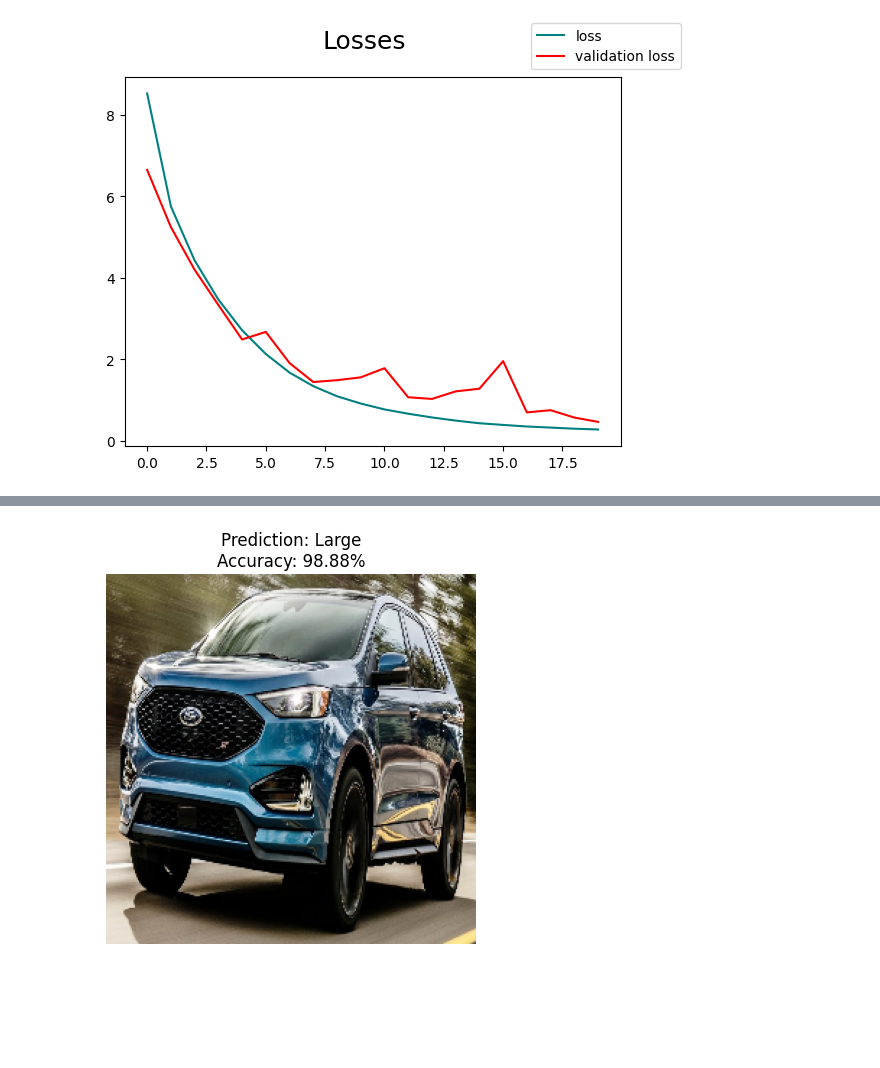
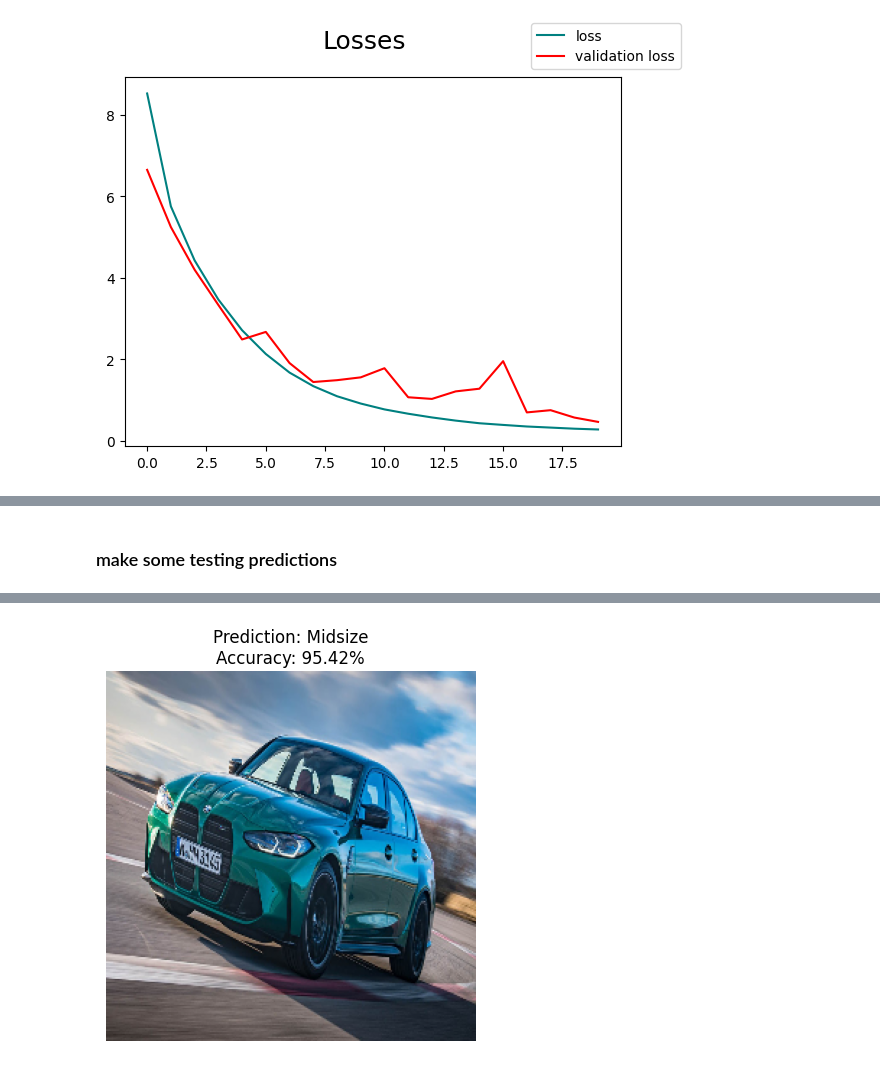
Before and after one commit to MrChriwo/car-body-prediction, a Jupyter notebook: services/model/model.ipynb, the cells around one changed output, grey strips where cells are left out. Saved outputs shown, nothing was run; the diff lists cells and outputs as text; code cells hidden in the pictures; blank space fills up the shorter version.

```diff
--- a/services/model/model.ipynb
+++ b/services/model/model.ipynb
@@ -330,33 +257,25 @@ Total params: 4,712,102
 Trainable params: 4,667,519
 Non-trainable params: 44,583
 __________________________________________________________________________________________________
+# %% [markdown]
+### make some testing predictions
 # %%
-import cv2
-import matplotlib.pyplot as plt
-import numpy as np
+image_path = './fahrbericht-bmw-m3-m4-2.jpg'
+image = cv2.imread(image_path)
+image = cv2.cvtColor(image, cv2.COLOR_BGR2RGB)
+image = cv2.resize(image, (256, 256))
+image = image / 255.0
 
-# Load and preprocess the image
-image_path = './Ford-Edge-ST-02.jpg'
-image = cv2.imread(image_path)
-image = cv2.cvtColor(image, cv2.COLOR_BGR2RGB)  # Convert BGR to RGB
-image = cv2.resize(image, (256, 256))  # Resize the image to match the model's input shape
-image = image / 255.0  # Normalize the pixel values
-
-# Reshape the image to match the input shape expected by the model
 image = np.expand_dims(image, axis=0)
 
-# Perform prediction
 predictions = model.predict(image)
 predicted_class_index = np.argmax(predictions, axis=1)
 
-# Get the predicted class label
 class_labels = ['Large', 'Midsize', 'Small']
 predicted_class_label = class_labels[predicted_class_index[0]]
 
-# Get the model accuracy
 accuracy = predictions[0][predicted_class_index[0]] * 100
 
-# Create the plot
 plt.imshow(image[0])
 plt.title('Prediction: {}\nAccuracy: {:.2f}%'.format(predicted_class_label, accuracy))
 plt.axis('off')
@@ -366 +285 @@ plt.show()
-[figure, old version]
+[figure, new version]
```
Also changed, not shown: parts of 29 cells of this notebook, 1 other file.
